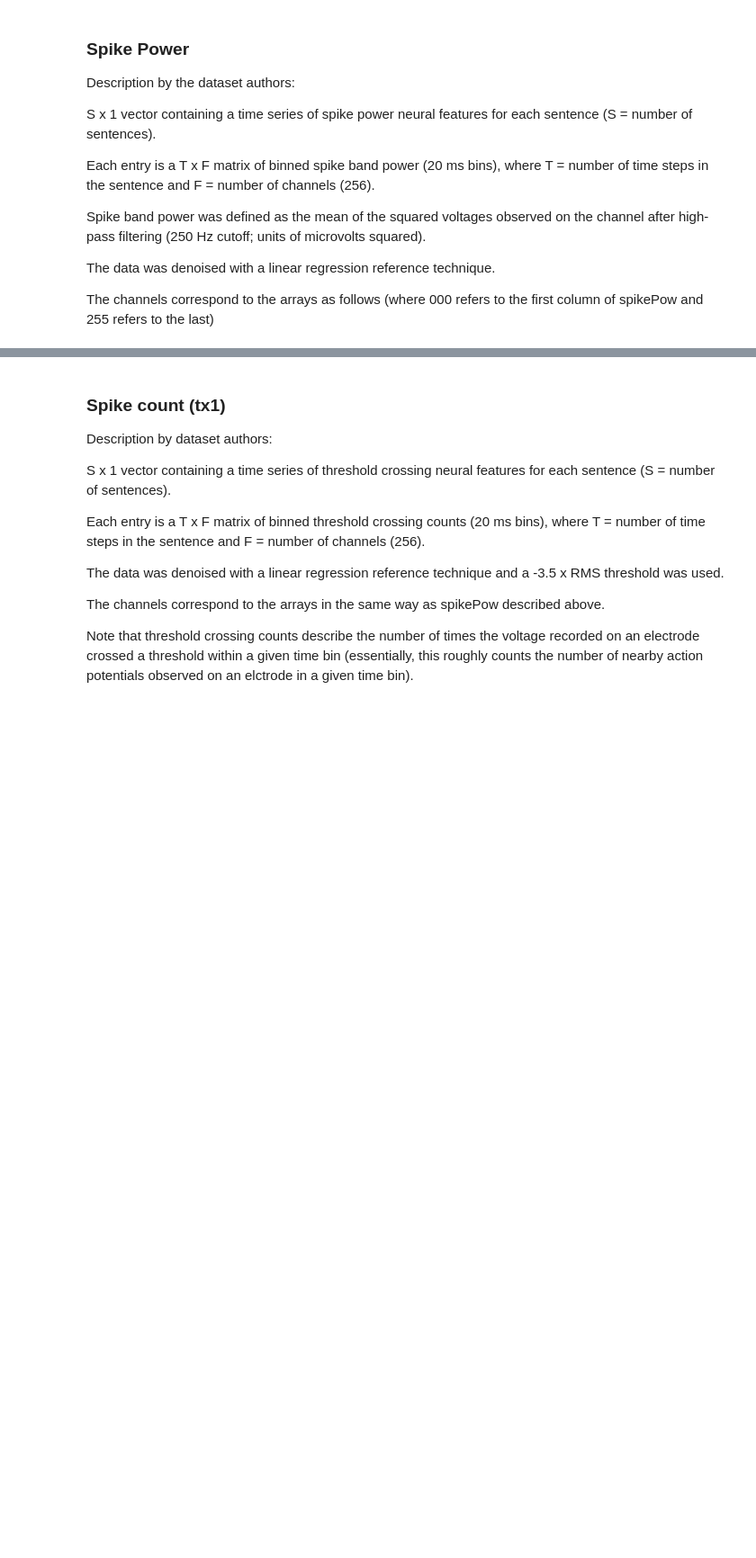
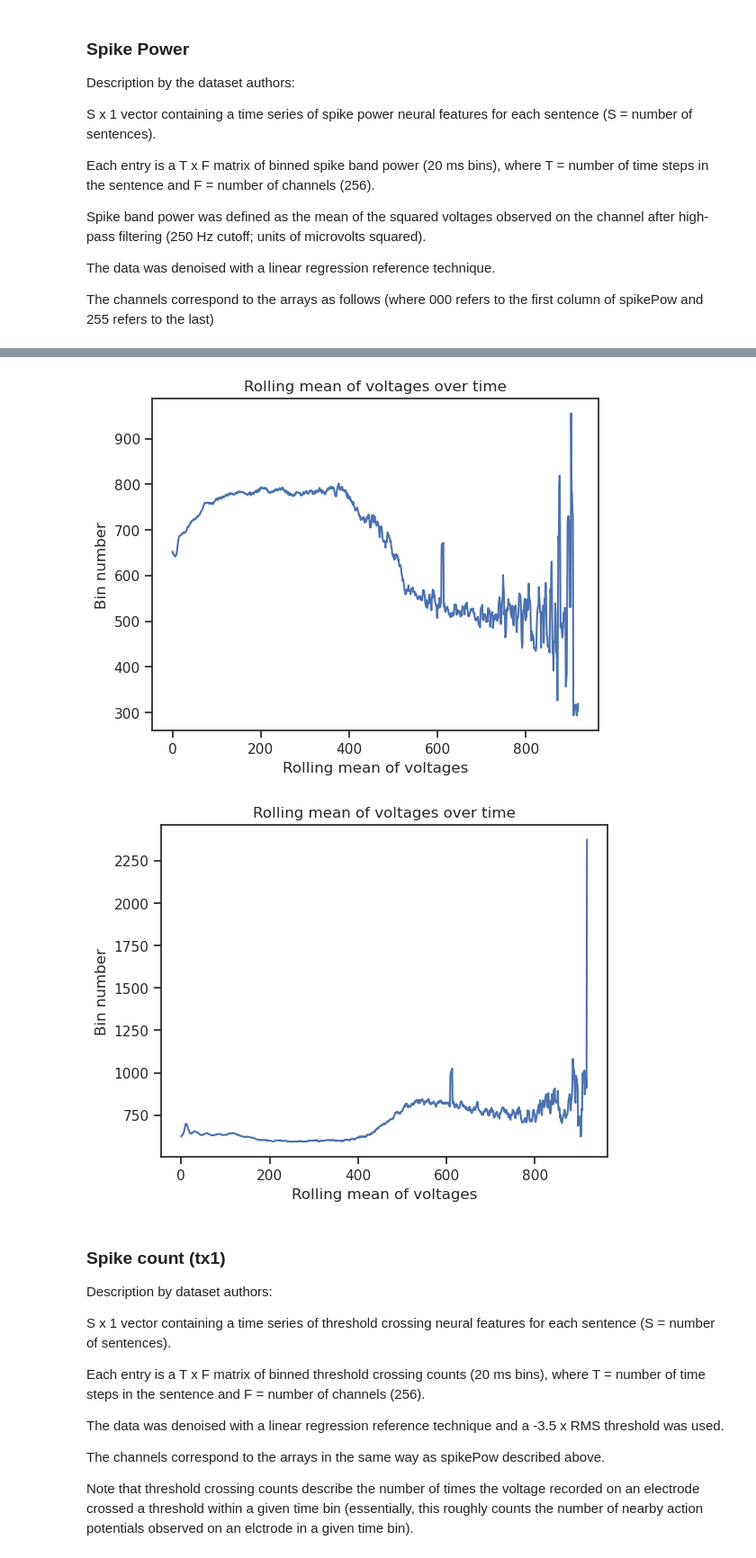
Before and after one commit to yuanhao-chen-nyoeghau/Wav2Vec2ForBrain, a Jupyter notebook: analysis.ipynb, the cells around one changed output, grey strips where cells are left out. Shown at 90% size. Saved outputs shown, nothing was run; the diff lists cells and outputs as text; code cells hidden in the pictures; blank space fills up the shorter version.

```diff
--- a/analysis.ipynb
+++ b/analysis.ipynb
@@ -33,3 +60,5 @@ def get_dataset(split: Literal['train', 'val', 'test'], preprocessing_mode: Lite
+# %%
+config = YamlConfig(config_path="config.yaml").config
 # %% [markdown]
 ## Analysis
 # %%
@@ -78,3 +115,8 @@ Var: 1793050.5046182321
+# %%
+write_graph_per_feature(sentences_df, name='spike_pow', save_path=config.fig_dir, show_features=[0, 1])
+# %% [output]
+[figure, added]
+[figure, added]
 # %% [markdown]
 ### Spike count (tx1)
 
```
Also changed, not shown: parts of 15 cells of this notebook, 2 other files.
